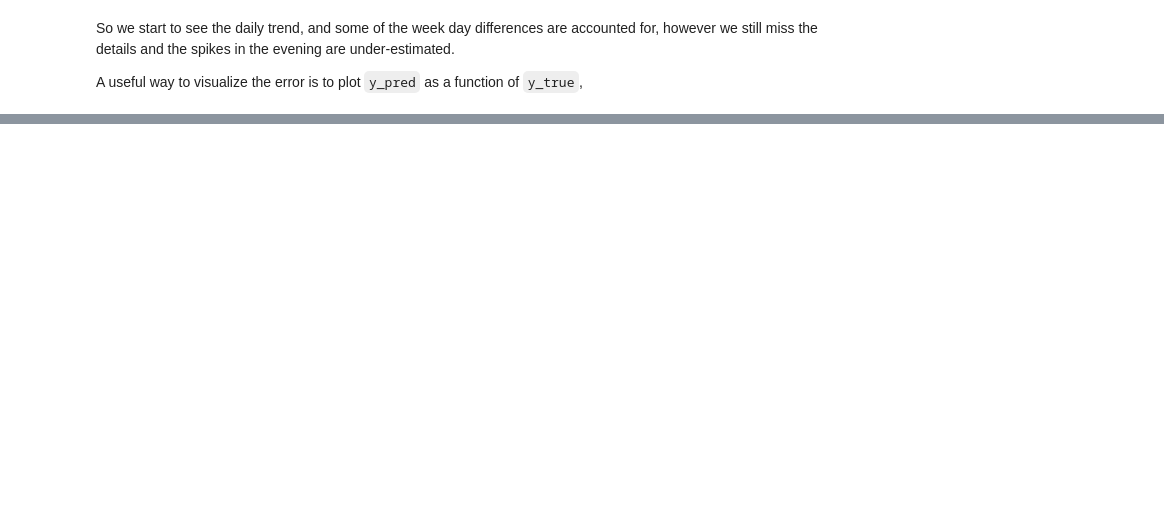
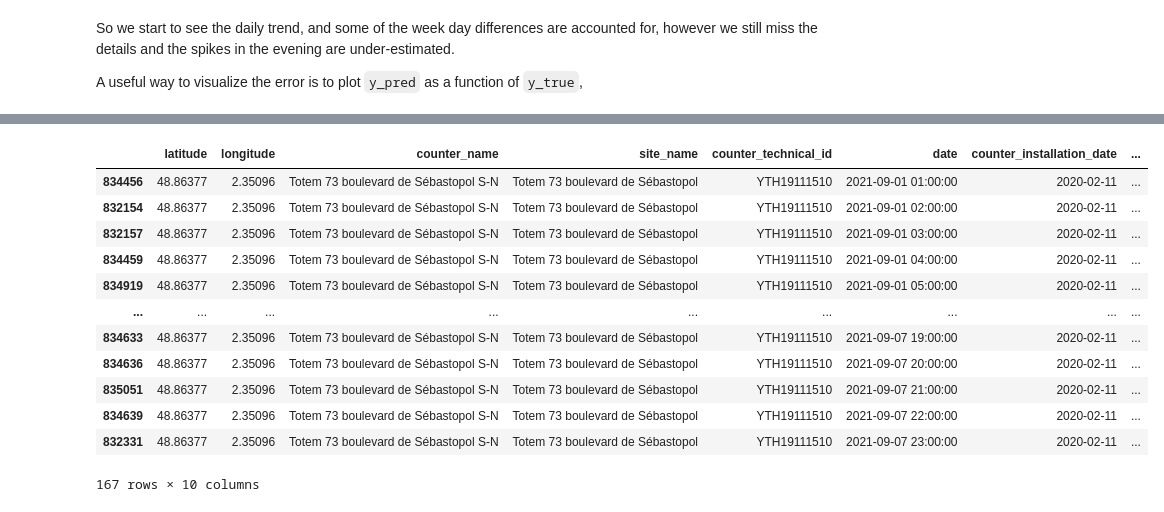
Before and after one commit to thom1100/bike_counters_, a Jupyter notebook: Ridge.ipynb, the cells around one changed output, grey strips where cells are left out. Cells and saved outputs as stored; diff of their text form; code cells hidden in the pictures; blank space fills up the shorter version.

```diff
--- a/Ridge.ipynb
+++ b/Ridge.ipynb
@@ -258,0 +266,30 @@ results.to_csv("submission.csv", index=False)
+# %%
+from sklearn.compose import ColumnTransformer
+from sklearn.preprocessing import FunctionTransformer
+from sklearn.preprocessing import OneHotEncoder
+from sklearn.linear_model import Ridge
+from sklearn.pipeline import make_pipeline
+from sklearn.preprocessing import StandardScaler
+
+date_encoder = FunctionTransformer(_encode_dates)
+date_cols = _encode_dates(X_train[["date"]]).columns.tolist()
+
+categorical_encoder = OneHotEncoder(handle_unknown="ignore")
+categorical_cols = X_train.select_dtypes(include=['object', 'category']).columns.tolist()
+
+numerical_encoder = StandardScaler()
+numerical_columns = X_train.select_dtypes(include=['number']).columns.tolist()
+
+
+preprocessor = ColumnTransformer(
+    [
+        ("date", OneHotEncoder(handle_unknown="ignore"), date_cols),
+        ("cat", categorical_encoder, categorical_cols),
+        ("num", numerical_encoder, numerical_columns),
+    ]
+)
+
+regressor = Ridge()
+
+pipe = make_pipeline(date_encoder, preprocessor, regressor)
+pipe.fit(X_train, y_train)
@@ -258,0 +356,26 @@ results.to_csv("submission.csv", index=False)
+# %%
+mask = (
+    (X_valid["counter_name"] == "Totem 73 boulevard de Sébastopol S-N")
+    & (X_valid["date"] > pd.to_datetime("2021/09/01"))
+    & (X_valid["date"] < pd.to_datetime("2021/09/08"))
+)
+
+df_viz = X_valid.loc[mask].copy()
+df_viz["bike_count"] = np.exp(y_valid[mask.values]) - 1
+df_viz["bike_count (predicted)"] = np.exp(pipe.predict(X_valid[mask])) - 1
+
+df_viz
+# %% [output]
+|  | latitude | longitude | counter_name | site_name | counter_technical_id | date | counter_installation_date | ... |
+| 834456 | 48.86377 | 2.35096 | Totem 73 boulevard de Sébastopol S-N | Totem 73 boulevard de Sébastopol | YTH19111510 | 2021-09-01 01:00:00 | 2020-02-11 | ... |
+| 832154 | 48.86377 | 2.35096 | Totem 73 boulevard de Sébastopol S-N | Totem 73 boulevard de Sébastopol | YTH19111510 | 2021-09-01 02:00:00 | 2020-02-11 | ... |
+| 832157 | 48.86377 | 2.35096 | Totem 73 boulevard de Sébastopol S-N | Totem 73 boulevard de Sébastopol | YTH19111510 | 2021-09-01 03:00:00 | 2020-02-11 | ... |
+| 834459 | 48.86377 | 2.35096 | Totem 73 boulevard de Sébastopol S-N | Totem 73 boulevard de Sébastopol | YTH19111510 | 2021-09-01 04:00:00 | 2020-02-11 | ... |
+| 834919 | 48.86377 | 2.35096 | Totem 73 boulevard de Sébastopol S-N | Totem 73 boulevard de Sébastopol | YTH19111510 | 2021-09-01 05:00:00 | 2020-02-11 | ... |
+| ... | ... | ... | ... | ... | ... | ... | ... | ... |
+| 834633 | 48.86377 | 2.35096 | Totem 73 boulevard de Sébastopol S-N | Totem 73 boulevard de Sébastopol | YTH19111510 | 2021-09-07 19:00:00 | 2020-02-11 | ... |
+| 834636 | 48.86377 | 2.35096 | Totem 73 boulevard de Sébastopol S-N | Totem 73 boulevard de Sébastopol | YTH19111510 | 2021-09-07 20:00:00 | 2020-02-11 | ... |
+| 835051 | 48.86377 | 2.35096 | Totem 73 boulevard de Sébastopol S-N | Totem 73 boulevard de Sébastopol | YTH19111510 | 2021-09-07 21:00:00 | 2020-02-11 | ... |
+| 834639 | 48.86377 | 2.35096 | Totem 73 boulevard de Sébastopol S-N | Totem 73 boulevard de Sébastopol | YTH19111510 | 2021-09-07 22:00:00 | 2020-02-11 | ... |
+| 832331 | 48.86377 | 2.35096 | Totem 73 boulevard de Sébastopol S-N | Totem 73 boulevard de Sébastopol | YTH19111510 | 2021-09-07 23:00:00 | 2020-02-11 | ... |
+167 rows × 10 columns
```
Also changed, not shown: parts of 28 cells of this notebook.
